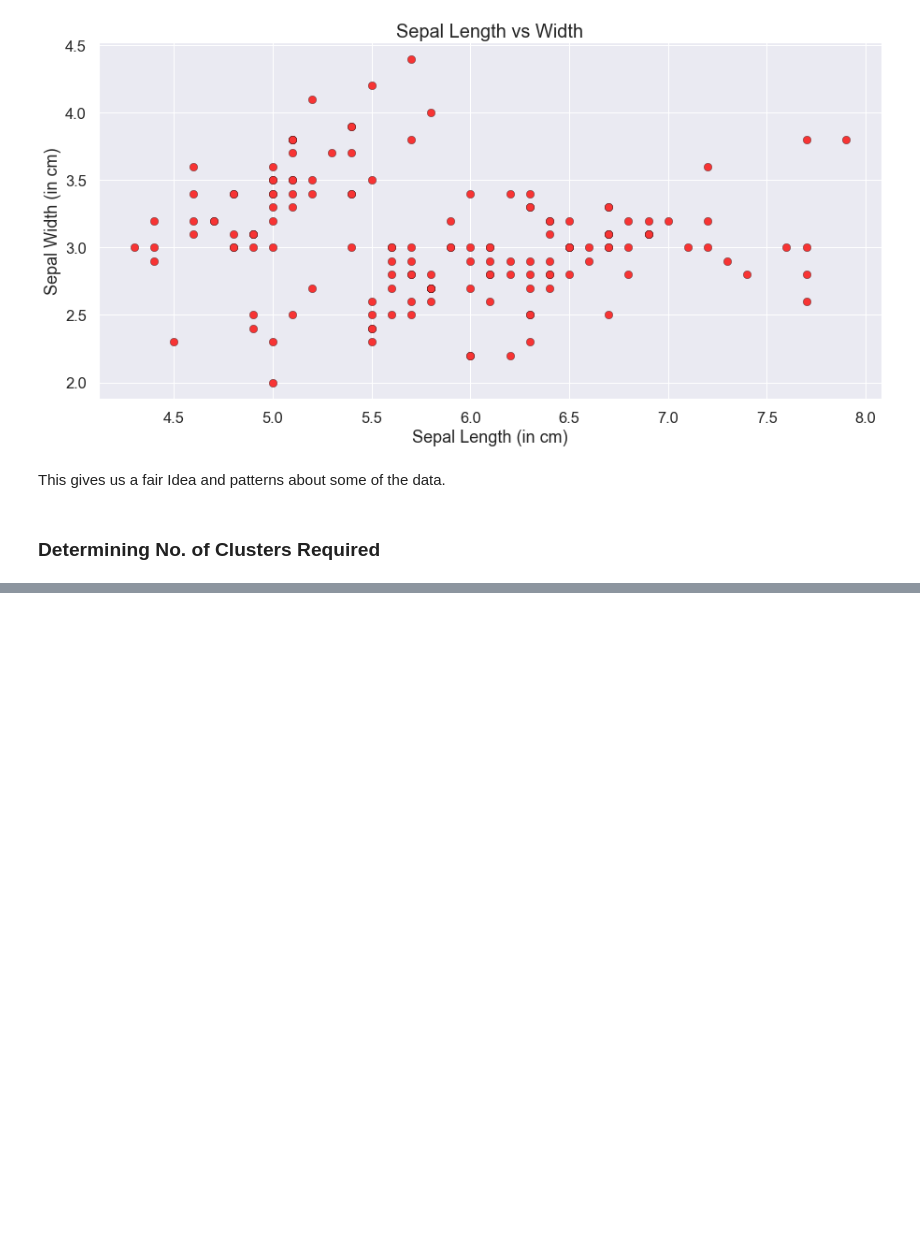
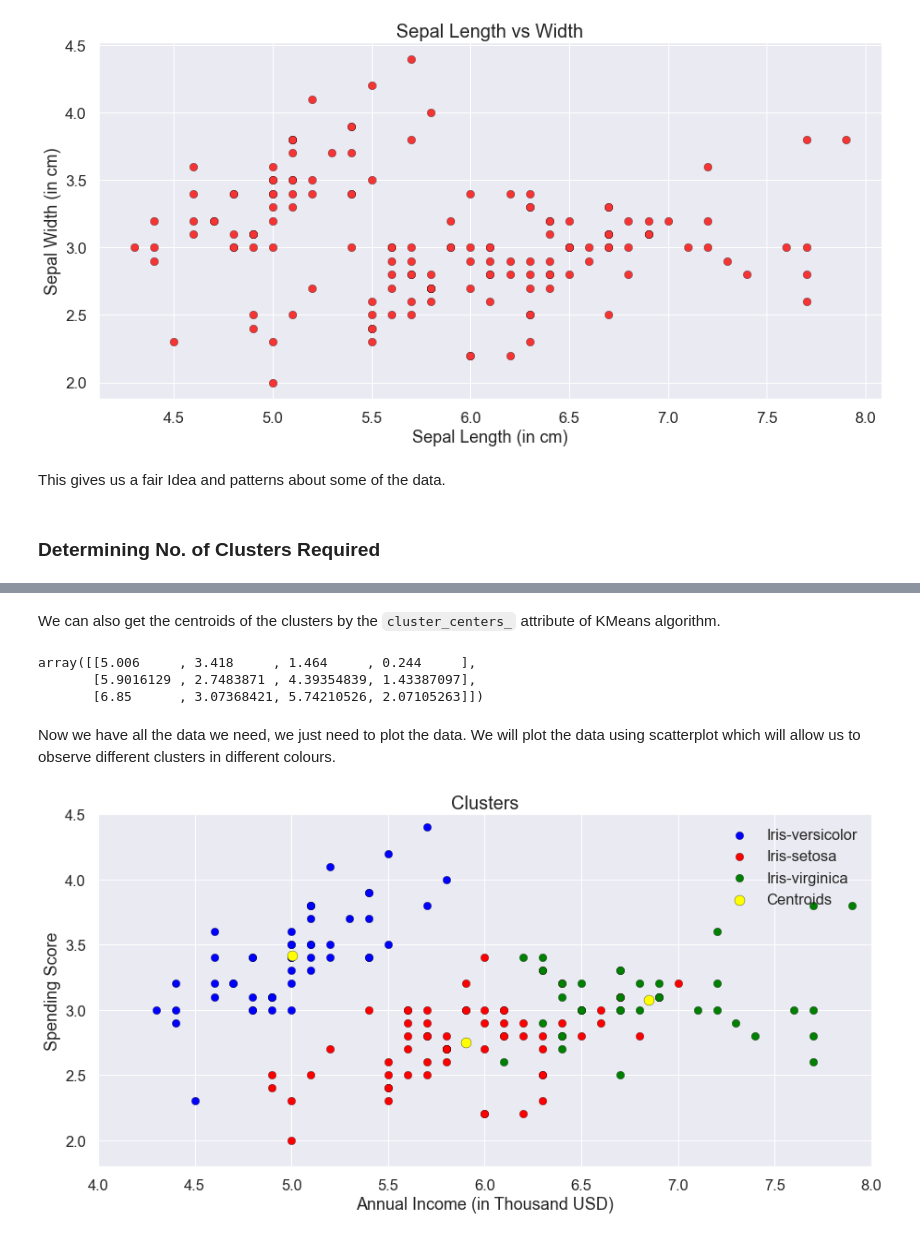
Before and after one commit to mayursrt/k-means-on-iris-dataset, a Jupyter notebook: Prediction using Unsupervised ML.ipynb, the cells around one changed output, grey strips where cells are left out. Cells and saved outputs as stored; diff of their text form; code cells hidden in the pictures; blank space fills up the shorter version.

```diff
--- a/Prediction using Unsupervised ML.ipynb
+++ b/Prediction using Unsupervised ML.ipynb
@@ -134,0 +189,4 @@ where Yi is centroid for observation Xi. The main goal is to maximize number of
+# %%
+clusters = clustering_data.copy()
+clusters['Cluster_Prediction'] = kms.fit_predict(clustering_data)
+clusters.head()
@@ -134,0 +200,36 @@ where Yi is centroid for observation Xi. The main goal is to maximize number of
+# %% [markdown]
+We can also get the centroids of the clusters by the `cluster_centers_` attribute of KMeans algorithm.
+# %%
+kms.cluster_centers_
+# %% [output]
+array([[5.006     , 3.418     , 1.464     , 0.244     ],
+       [5.9016129 , 2.7483871 , 4.39354839, 1.43387097],
+       [6.85      , 3.07368421, 5.74210526, 2.07105263]])
+# %% [markdown]
+Now we have all the data we need, we just need to plot the data. We will plot the data using scatterplot which will allow us to observe different clusters in different colours.
+# %%
+fig, ax = plt.subplots(figsize=(15,7))
+plt.scatter(x=clusters[clusters['Cluster_Prediction'] == 0]['SepalLengthCm'],
+            y=clusters[clusters['Cluster_Prediction'] == 0]['SepalWidthCm'],
+            s=70,edgecolor='black', linewidth=0.3, c='blue', label='Iris-versicolor')
+
+
+plt.scatter(x=clusters[clusters['Cluster_Prediction'] == 1]['SepalLengthCm'],
+            y=clusters[clusters['Cluster_Prediction'] == 1]['SepalWidthCm'],
+            s=70,edgecolor='black', linewidth=0.3, c='red', label='Iris-setosa')
+
+
+plt.scatter(x=clusters[clusters['Cluster_Prediction'] == 2]['SepalLengthCm'],
+            y=clusters[clusters['Cluster_Prediction'] == 2]['SepalWidthCm'],
+            s=70,edgecolor='black', linewidth=0.3, c='green', label='Iris-virginica')
+
+plt.scatter(x=kms.cluster_centers_[:, 0], y=kms.cluster_centers_[:, 1], s = 120, c = 'yellow', label = 'Centroids',edgecolor='black', linewidth=0.3)
+plt.legend(loc='upper right')
+plt.xlim(4,8)
+plt.ylim(1.8,4.5)
+plt.xlabel('Annual Income (in Thousand USD)')
+plt.ylabel('Spending Score')
+plt.title('Clusters', fontsize = 20)
+plt.show()
+# %% [output]
+[figure, added]
```
Also changed, not shown: parts of 14 cells of this notebook.
